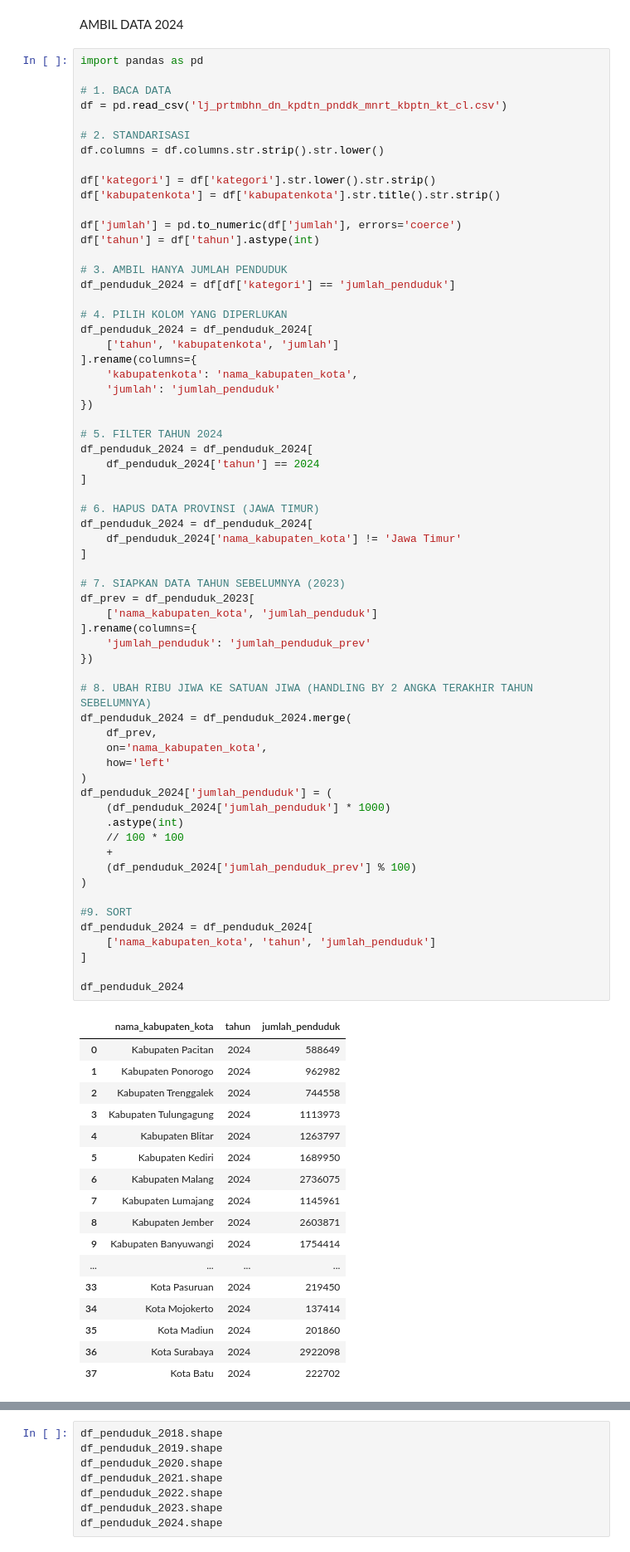
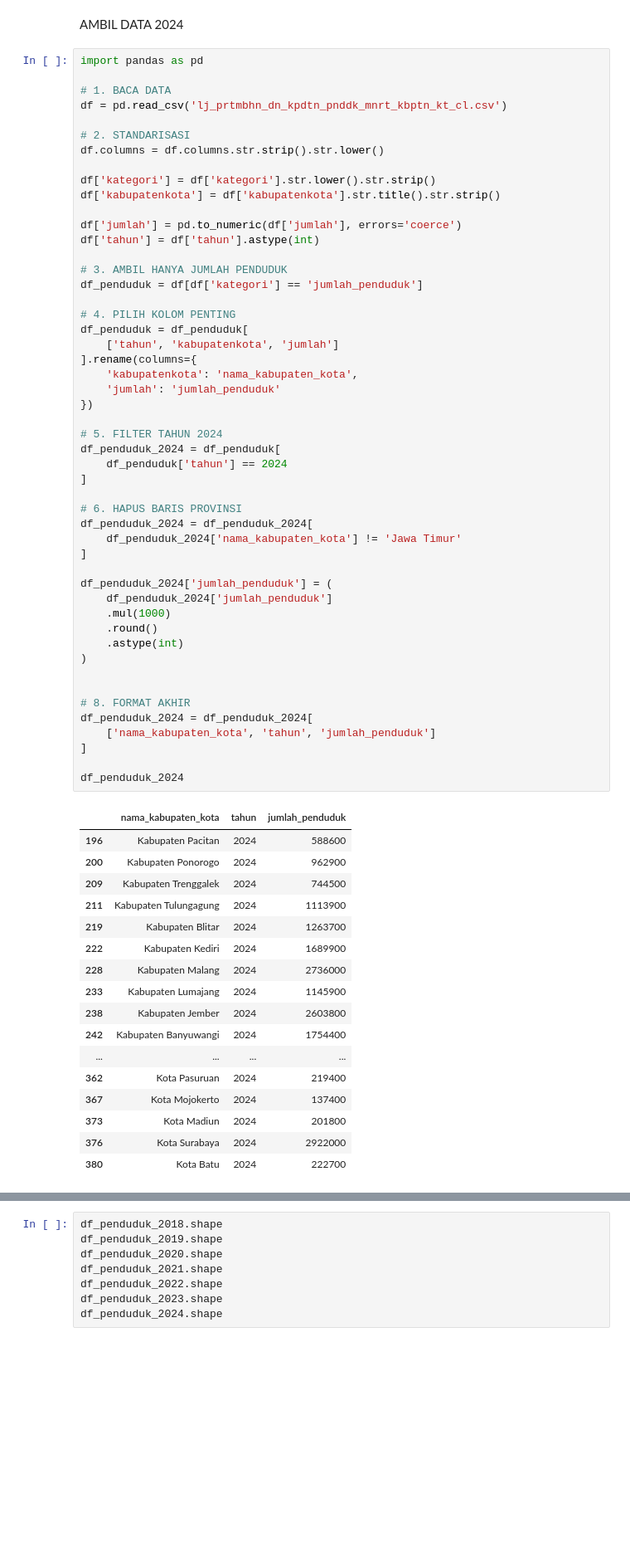
Before and after one commit to cecilskripsian/skripsi-cecil-cluster-code, a Jupyter notebook: penduduk_data.ipynb, the cells around one changed output, grey strips where cells are left out. Shown at 83% size. Cells and saved outputs as stored; diff of their text form; blank space fills up the shorter version.

```diff
--- a/penduduk_data.ipynb
+++ b/penduduk_data.ipynb
@@ -380,70 +380,57 @@ df['kabupatenkota'] = df['kabupatenkota'].str.title().str.strip()
 
 df['jumlah'] = pd.to_numeric(df['jumlah'], errors='coerce')
 df['tahun'] = df['tahun'].astype(int)
 
 # 3. AMBIL HANYA JUMLAH PENDUDUK
-df_penduduk_2024 = df[df['kategori'] == 'jumlah_penduduk']
+df_penduduk = df[df['kategori'] == 'jumlah_penduduk']
 
-# 4. PILIH KOLOM YANG DIPERLUKAN
-df_penduduk_2024 = df_penduduk_2024[
+# 4. PILIH KOLOM PENTING
+df_penduduk = df_penduduk[
     ['tahun', 'kabupatenkota', 'jumlah']
 ].rename(columns={
     'kabupatenkota': 'nama_kabupaten_kota',
     'jumlah': 'jumlah_penduduk'
 })
 
 # 5. FILTER TAHUN 2024
-df_penduduk_2024 = df_penduduk_2024[
-    df_penduduk_2024['tahun'] == 2024
+df_penduduk_2024 = df_penduduk[
+    df_penduduk['tahun'] == 2024
 ]
 
-# 6. HAPUS DATA PROVINSI (JAWA TIMUR)
+# 6. HAPUS BARIS PROVINSI
 df_penduduk_2024 = df_penduduk_2024[
     df_penduduk_2024['nama_kabupaten_kota'] != 'Jawa Timur'
 ]
 
-# 7. SIAPKAN DATA TAHUN SEBELUMNYA (2023)
-df_prev = df_penduduk_2023[
-    ['nama_kabupaten_kota', 'jumlah_penduduk']
-].rename(columns={
-    'jumlah_penduduk': 'jumlah_penduduk_prev'
-})
-
-# 8. UBAH RIBU JIWA KE SATUAN JIWA (HANDLING BY 2 ANGKA TERAKHIR TAHUN SEBELUMNYA)
-df_penduduk_2024 = df_penduduk_2024.merge(
-    df_prev,
-    on='nama_kabupaten_kota',
-    how='left'
-)
 df_penduduk_2024['jumlah_penduduk'] = (
-    (df_penduduk_2024['jumlah_penduduk'] * 1000)
+    df_penduduk_2024['jumlah_penduduk']
+    .mul(1000)
+    .round()
     .astype(int)
-    // 100 * 100
-    +
-    (df_penduduk_2024['jumlah_penduduk_prev'] % 100)
 )
 
-#9. SORT
+
+# 8. FORMAT AKHIR
 df_penduduk_2024 = df_penduduk_2024[
     ['nama_kabupaten_kota', 'tahun', 'jumlah_penduduk']
 ]
 
 df_penduduk_2024
 # %% [output]
 |  | nama_kabupaten_kota | tahun | jumlah_penduduk |
-| 0 | Kabupaten Pacitan | 2024 | 588649 |
-| 1 | Kabupaten Ponorogo | 2024 | 962982 |
-| 2 | Kabupaten Trenggalek | 2024 | 744558 |
-| 3 | Kabupaten Tulungagung | 2024 | 1113973 |
-| 4 | Kabupaten Blitar | 2024 | 1263797 |
-| 5 | Kabupaten Kediri | 2024 | 1689950 |
-| 6 | Kabupaten Malang | 2024 | 2736075 |
-| 7 | Kabupaten Lumajang | 2024 | 1145961 |
-| 8 | Kabupaten Jember | 2024 | 2603871 |
-| 9 | Kabupaten Banyuwangi | 2024 | 1754414 |
+| 196 | Kabupaten Pacitan | 2024 | 588600 |
+| 200 | Kabupaten Ponorogo | 2024 | 962900 |
+| 209 | Kabupaten Trenggalek | 2024 | 744500 |
+| 211 | Kabupaten Tulungagung | 2024 | 1113900 |
+| 219 | Kabupaten Blitar | 2024 | 1263700 |
+| 222 | Kabupaten Kediri | 2024 | 1689900 |
+| 228 | Kabupaten Malang | 2024 | 2736000 |
+| 233 | Kabupaten Lumajang | 2024 | 1145900 |
+| 238 | Kabupaten Jember | 2024 | 2603800 |
+| 242 | Kabupaten Banyuwangi | 2024 | 1754400 |
 | ... | ... | ... | ... |
-| 33 | Kota Pasuruan | 2024 | 219450 |
-| 34 | Kota Mojokerto | 2024 | 137414 |
-| 35 | Kota Madiun | 2024 | 201860 |
-| 36 | Kota Surabaya | 2024 | 2922098 |
-| 37 | Kota Batu | 2024 | 222702 |
+| 362 | Kota Pasuruan | 2024 | 219400 |
+| 367 | Kota Mojokerto | 2024 | 137400 |
+| 373 | Kota Madiun | 2024 | 201800 |
+| 376 | Kota Surabaya | 2024 | 2922000 |
+| 380 | Kota Batu | 2024 | 222700 |
```
Also changed, not shown: parts of 3 cells of this notebook, 2 other files.
